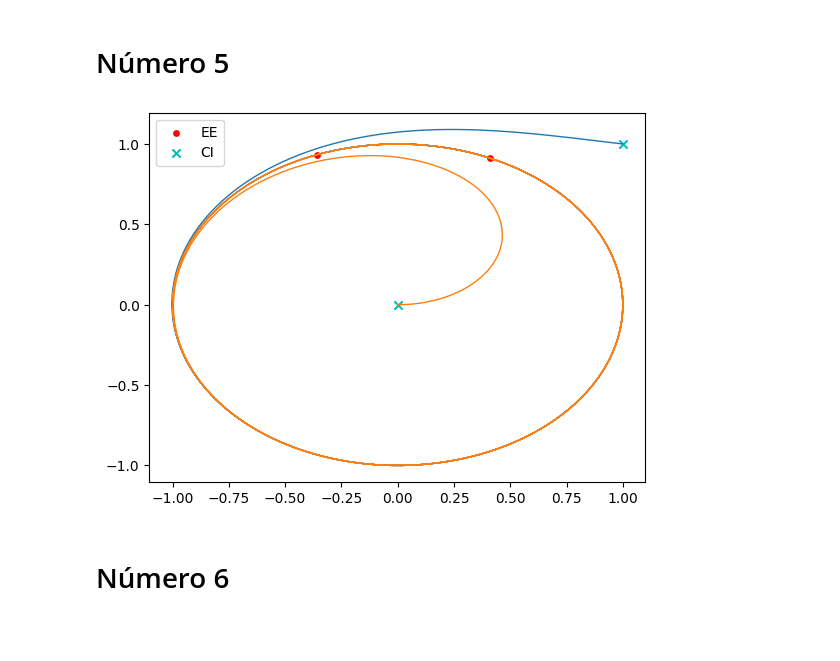
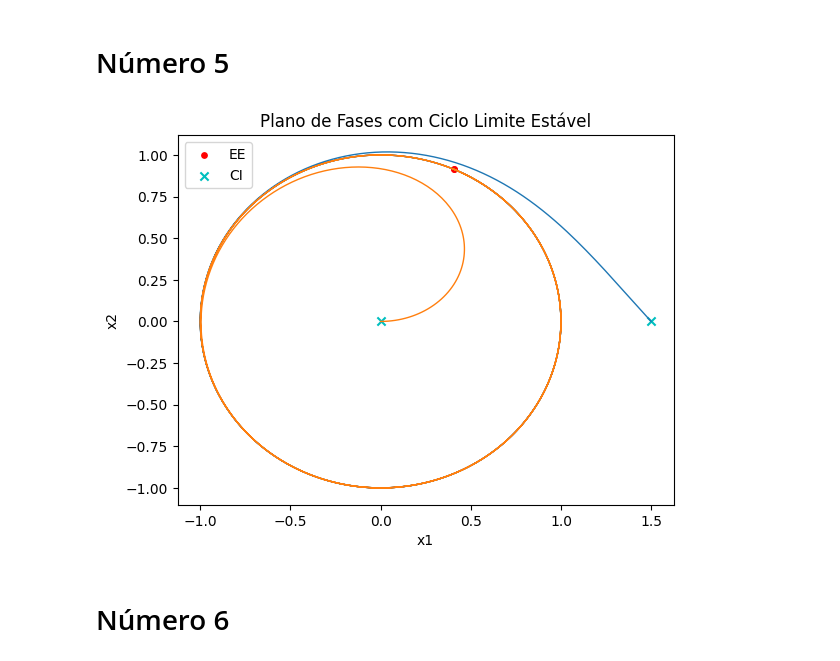
Before and after one commit to the-rodrigo/programas_modelagem, a Jupyter notebook: L3_Modelagem.ipynb, the cells around one changed output. Cells and saved outputs as stored; diff of their text form; code cells hidden in the pictures; blank space fills up the shorter version.

```diff
--- a/L3_Modelagem.ipynb
+++ b/L3_Modelagem.ipynb
@@ -162,30 +162,19 @@ plt.show()
 ### Letra B
 # %%
 n = 10000
-Tcf_vector = np.linspace(300, 400, n)
+Tee_vector = np.linspace(300, 400, n)
+Tcf_vector = []
 Real_1 = np.ones(n)
 Imag_1 = np.ones(n)
 Real_2 = np.ones(n)
 Imag_2 = np.ones(n)
 J = []
 
-for j, temperature in enumerate(Tcf_vector):
-    tolerance = 10**-25
-    error = 1
-    T0 = 337
-    C = []
-    T = [T0]
-    i = 0
-    while error > tolerance and i <= 10000:
-        C.append(get_C(T[i]))
-        T.append(get_newT(T[i], C[i], temperature))
-        error = np.absolute((T[i+1]-T[i])/T[i])
-        i += 1
+for j, temperature in enumerate(Tee_vector):
+    CEE = get_C(temperature)
+    Tcf_vector.append(get_Tcf(q,temperature))
 
-    TEE = T[-1]
-    CEE = C[-1]
-
-    J = jac.jacobian(CEE, TEE, q, v, k0, deltaH_neg, E, Cp, hA, R)
+    J = jac.jacobian(CEE, temperature, q, v, k0, deltaH_neg, E, Cp, hA, R)
 
     eig_val = np.linalg.eig(J)[0]
 
@@ -285,15 +273,15 @@ plt.show()
 # %% [markdown]
 # Número 5
 # %%
-def Stable_Orbit(P,t):
+def Stable_Orbit(P, t):
     ro, teta = P
     dro_dt = 1 - ro**2
     dteta_dt = 1
     return [dro_dt, dteta_dt]
 
 
-def limit_cicle_stable(P0,t):
-    X0 = [P0[0]*np.cos(P0[1]),P0[0]*np.sin(P0[1])]
+def limit_cicle_stable(P0, t):
+    X0 = [P0[0]*np.cos(P0[1]), P0[0]*np.sin(P0[1])]
     sol = odeint(Stable_Orbit, P0, t)
 
     ro_plot = sol[:, 0]
@@ -301,40 +289,44 @@ def limit_cicle_stable(P0,t):
     x1 = []
     x2 = []
 
     for i in range(len(ro_plot)):
         x1.append(ro_plot[i]*np.cos(teta_plot[i]))
         x2.append(ro_plot[i]*np.sin(teta_plot[i]))
 
     plt.plot(x1, x2, lw=1)
     return x1[-1], x2[-1], X0
 
+
 x1_points = []
 x2_points = []
 x0_points_x1 = []
 x0_points_x2 = []
 
 t = np.linspace(0, 20, 1000)
-P0 = [np.sqrt(2),np.pi/4]
+P0 = [1.5, 0]
 x1_value, x2_value, x0_value = limit_cicle_stable(P0, t)
 x1_points.append(x1_value)
 x2_points.append(x2_value)
 x0_points_x1.append(x0_value[0])
 x0_points_x2.append(x0_value[1])
 
-P0 = [0,0]
+P0 = [0, 0]
 x1_value, x2_value, x0_value = limit_cicle_stable(P0, t)
 x1_points.append(x1_value)
 x2_points.append(x2_value)
 x0_points_x1.append(x0_value[0])
 x0_points_x2.append(x0_value[1])
 
-plt.scatter(x1_points,x2_points, color='r',s=15, label='EE')
-plt.scatter(x0_points_x1,x0_points_x2, color='c', s=35,
-                marker='x', label = 'CI')  # type: ignore
-plt.legend(loc = 'upper left')
+plt.scatter(x1_points, x2_points, color='r', s=15, label='EE')
+plt.scatter(x0_points_x1, x0_points_x2, color='c', s=35,
+            marker='x', label='CI')  # type: ignore
+plt.title('Plano de Fases com Ciclo Limite Estável')
+plt.xlabel('x1')
+plt.ylabel('x2')
+plt.legend(loc='upper left')
 plt.show()
 # %% [output]
-[figure, old version]
+[figure, new version]
 # %% [markdown]
 # Número 6
 # %%
```
Also changed, not shown: parts of 5 cells of this notebook, 1 other file.
